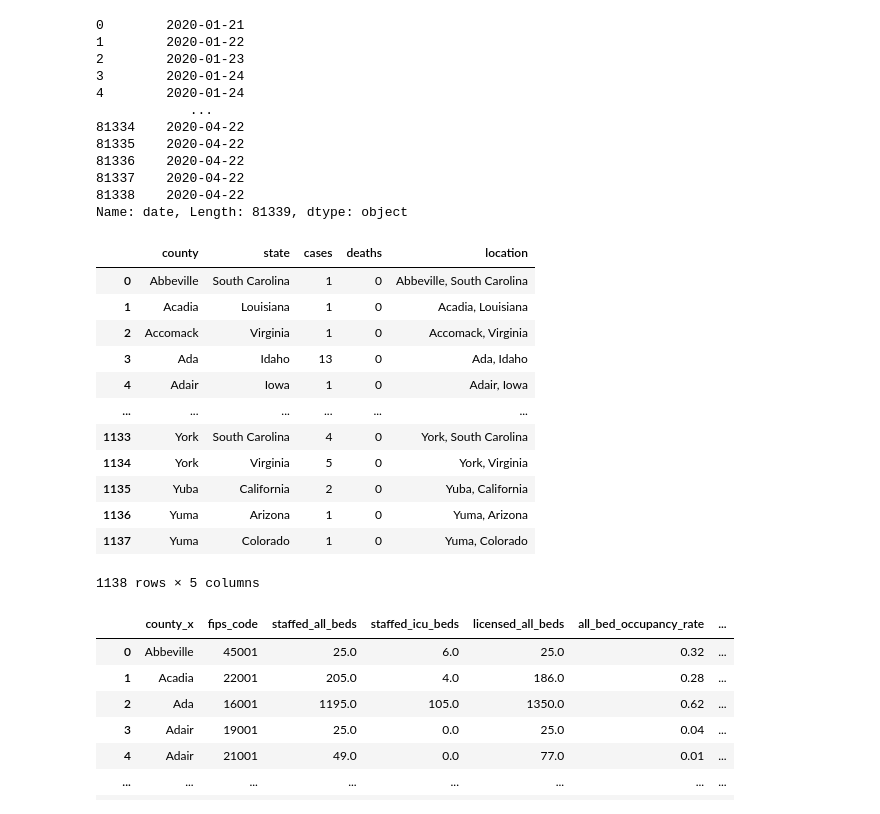
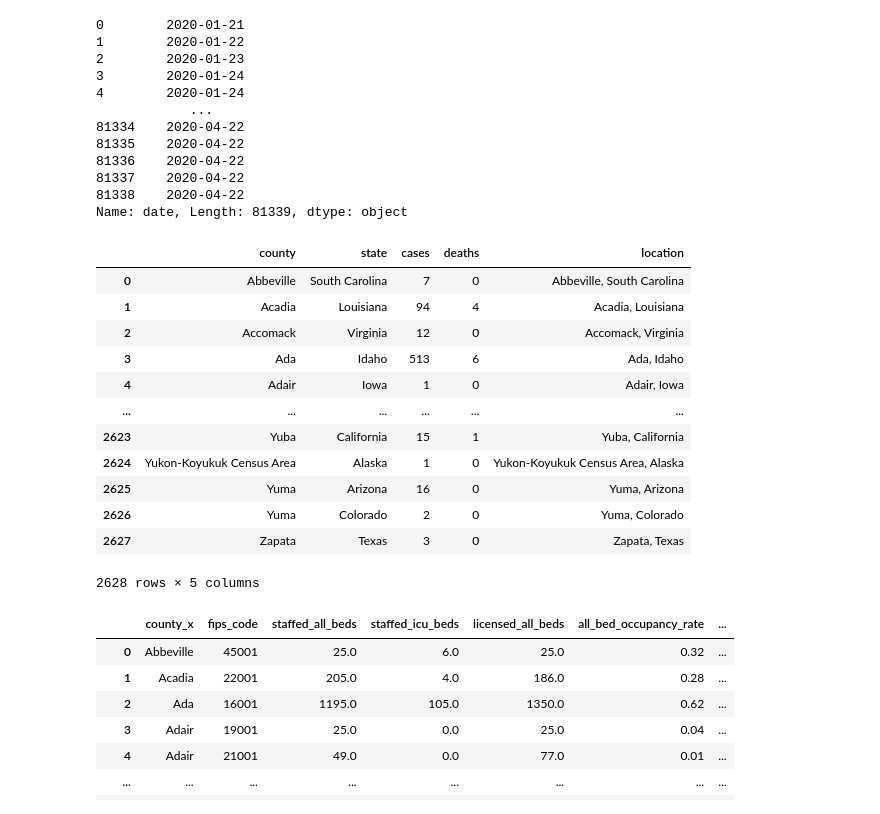
Before and after one commit to tiffttu/BINF_final, a Jupyter notebook: Data Processing.ipynb, the cells around one changed output. Cells and saved outputs as stored; diff of their text form; code cells hidden in the pictures.

```diff
--- a/Data Processing.ipynb
+++ b/Data Processing.ipynb
@@ -49,29 +49,29 @@ us_counties_df['date']
 Name: date, Length: 81339, dtype: object
 # %%
 # select most recent date for cumulative data and sum across county
-Mar_date = us_counties_df['date'] == '2020-03-22'
+Mar_date = us_counties_df['date'] == '2020-04-10'
 Mar_us_counties_df = us_counties_df[Mar_date]
 Mar_us_counties_df = Mar_us_counties_df.drop(['fips', 'date'], 1)
 Mar_us_counties_df = Mar_us_counties_df.groupby(['county', 'state']).sum()
 Mar_us_counties_df.index.name = 'county'
 Mar_us_counties_df.reset_index(inplace=True)
 Mar_us_counties_df['location'] = Mar_us_counties_df['county'].str.cat(Mar_us_counties_df['state'], sep = ", ")
 #April_us_counties_df = April_us_counties_df.drop(['county', 'state'], axis = 1)
 Mar_us_counties_df
 # %% [output]
 |  | county | state | cases | deaths | location |
-| 0 | Abbeville | South Carolina | 1 | 0 | Abbeville, South Carolina |
-| 1 | Acadia | Louisiana | 1 | 0 | Acadia, Louisiana |
-| 2 | Accomack | Virginia | 1 | 0 | Accomack, Virginia |
-| 3 | Ada | Idaho | 13 | 0 | Ada, Idaho |
+| 0 | Abbeville | South Carolina | 7 | 0 | Abbeville, South Carolina |
+| 1 | Acadia | Louisiana | 94 | 4 | Acadia, Louisiana |
+| 2 | Accomack | Virginia | 12 | 0 | Accomack, Virginia |
+| 3 | Ada | Idaho | 513 | 6 | Ada, Idaho |
 | 4 | Adair | Iowa | 1 | 0 | Adair, Iowa |
 | ... | ... | ... | ... | ... | ... |
-| 1133 | York | South Carolina | 4 | 0 | York, South Carolina |
-| 1134 | York | Virginia | 5 | 0 | York, Virginia |
-| 1135 | Yuba | California | 2 | 0 | Yuba, California |
-| 1136 | Yuma | Arizona | 1 | 0 | Yuma, Arizona |
-| 1137 | Yuma | Colorado | 1 | 0 | Yuma, Colorado |
+| 2623 | Yuba | California | 15 | 1 | Yuba, California |
+| 2624 | Yukon-Koyukuk Census Area | Alaska | 1 | 0 | Yukon-Koyukuk Census Area, Alaska |
+| 2625 | Yuma | Arizona | 16 | 0 | Yuma, Arizona |
+| 2626 | Yuma | Colorado | 2 | 0 | Yuma, Colorado |
+| 2627 | Zapata | Texas | 3 | 0 | Zapata, Texas |
-1138 rows × 5 columns
+2628 rows × 5 columns
 # %%
 data = pd.merge(covid_care_df, Mar_us_counties_df, how = 'left', on='location')
 data_final = data.drop(['county_y', 'location', 'State Name'], axis = 1)
```
Also changed, not shown: parts of 1 cell of this notebook, 3 other files.
